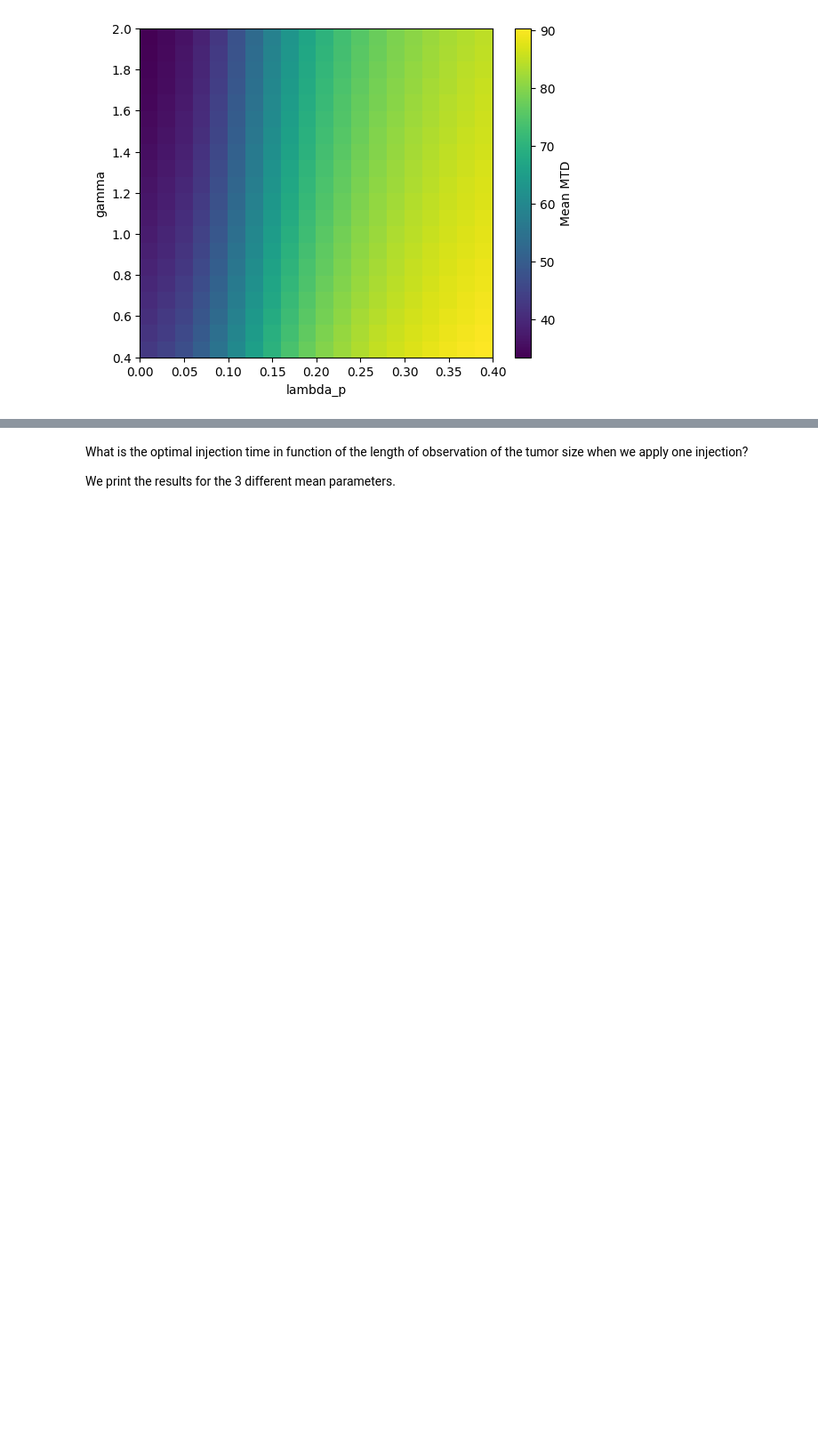
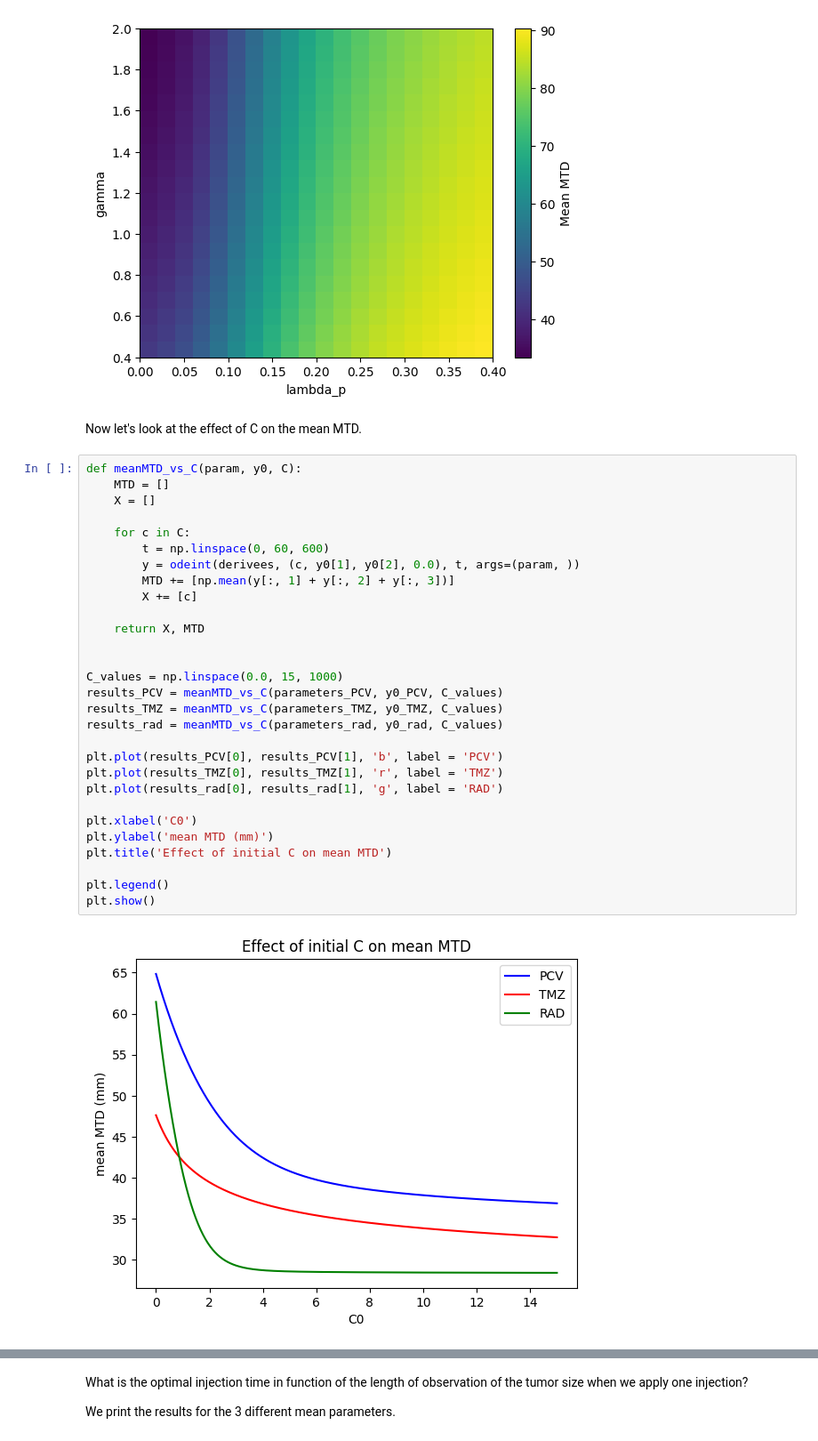
Before and after one commit to ambrejaeger/TP-M2, a Jupyter notebook: TP_parameters_exploration.ipynb, the cells around one changed output, grey strips where cells are left out. Shown at 89% size. Drawn from its saved outputs; the diff is of its cells as text; blank space fills up the shorter version.

Commit message:
Effect of C

```diff
--- a/TP_parameters_exploration.ipynb
+++ b/TP_parameters_exploration.ipynb
@@ -452,3 +453,36 @@ axs.set_title('')
 plt.show()
 # %% [output]
 [figure]
+# %% [markdown]
+Now let's look at the effect of C on the mean MTD.
+# %%
+def meanMTD_vs_C(param, y0, C):
+    MTD = []
+    X = []
+
+    for c in C:
+        t = np.linspace(0, 60, 600)
+        y = odeint(derivees, (c, y0[1], y0[2], 0.0), t, args=(param, ))
+        MTD += [np.mean(y[:, 1] + y[:, 2] + y[:, 3])]
+        X += [c]
+
+    return X, MTD
+
+
+C_values = np.linspace(0.0, 15, 1000)
+results_PCV = meanMTD_vs_C(parameters_PCV, y0_PCV, C_values)
+results_TMZ = meanMTD_vs_C(parameters_TMZ, y0_TMZ, C_values)
+results_rad = meanMTD_vs_C(parameters_rad, y0_rad, C_values)
+
+plt.plot(results_PCV[0], results_PCV[1], 'b', label = 'PCV')
+plt.plot(results_TMZ[0], results_TMZ[1], 'r', label = 'TMZ')
+plt.plot(results_rad[0], results_rad[1], 'g', label = 'RAD')
+
+plt.xlabel('C0')
+plt.ylabel('mean MTD (mm)')
+plt.title('Effect of initial C on mean MTD')
+
+plt.legend()
+plt.show()
+# %% [output]
+[figure, added]
```
Also changed, not shown: parts of 6 cells of this notebook.
